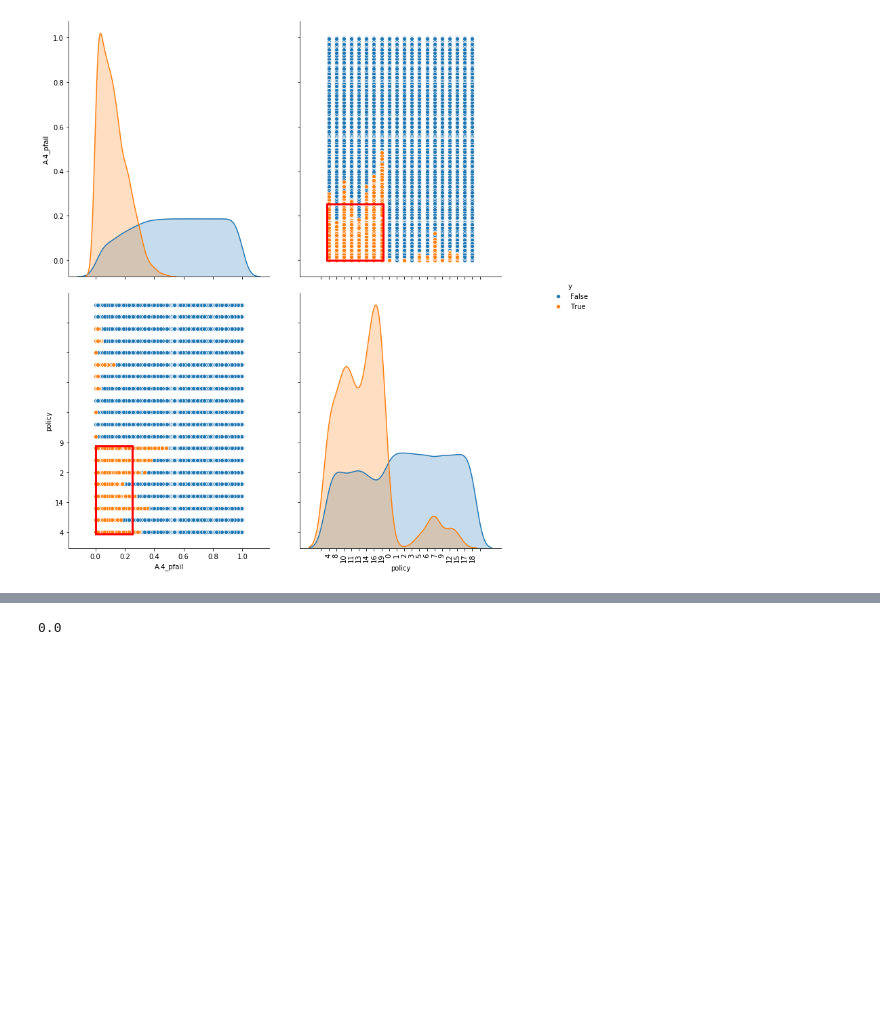
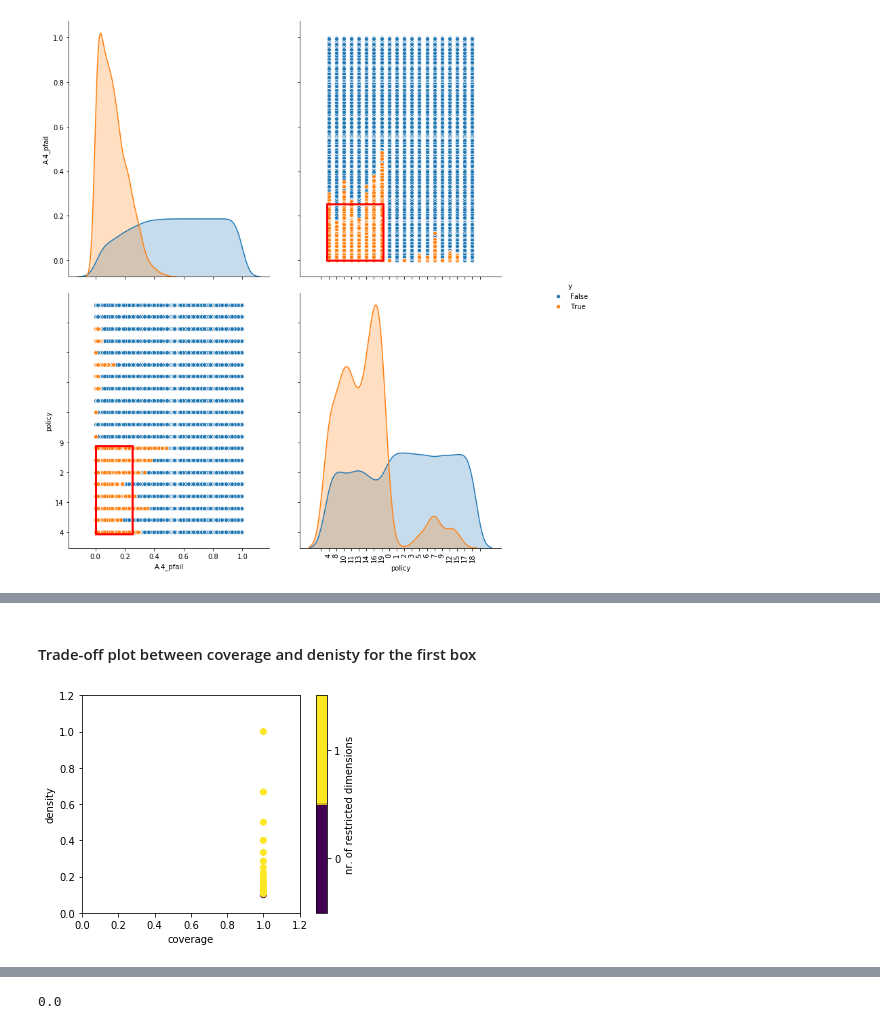
Before and after one commit to aarsundaram/ModelBasedDecisionMaking_Group12, a Jupyter notebook: final assignment/Scenario_Discovery.ipynb, the cells around one changed output, grey strips where cells are left out. Saved outputs shown, nothing was run; the diff lists cells and outputs as text; code cells hidden in the pictures; blank space fills up the shorter version.

```diff
--- a/final assignment/Scenario_Discovery.ipynb
+++ b/final assignment/Scenario_Discovery.ipynb
@@ -703,0 +764,8 @@ policy [4, 8, 10, 11, 13, 14, 16, 19, 0, 1, 2, 3, 5, 6, 7, 9, 12, 15, 17, 18]
+# %%
+xpol20 = exppol20.iloc[:, 0:19]
+xpol20 = xpol20.join(exppol20['policy'])
+ypol20 = outcomes_pol20A4.iloc[:, 15] > np.percentile(outcomes_pol20A4['Total Flood Protection Costs'], 90)
+
+ypol20 = ypol20.values
+prim_bcpol20_fpc = prim.Prim(xpol20, ypol20, threshold=0.8, peel_alpha=0.1)
+box_bcpol20_fpc = prim_bcpol20_fpc.find_box()
@@ -703,0 +792,7 @@ policy [4, 8, 10, 11, 13, 14, 16, 19, 0, 1, 2, 3, 5, 6, 7, 9, 12, 15, 17, 18]
+# %% [markdown]
+#### Trade-off plot between coverage and denisty for the first box
+# %%
+box_bcpol20_fpc.show_tradeoff()
+plt.show()
+# %% [output]
+[figure, added]
```
Also changed, not shown: parts of 56 cells of this notebook.
